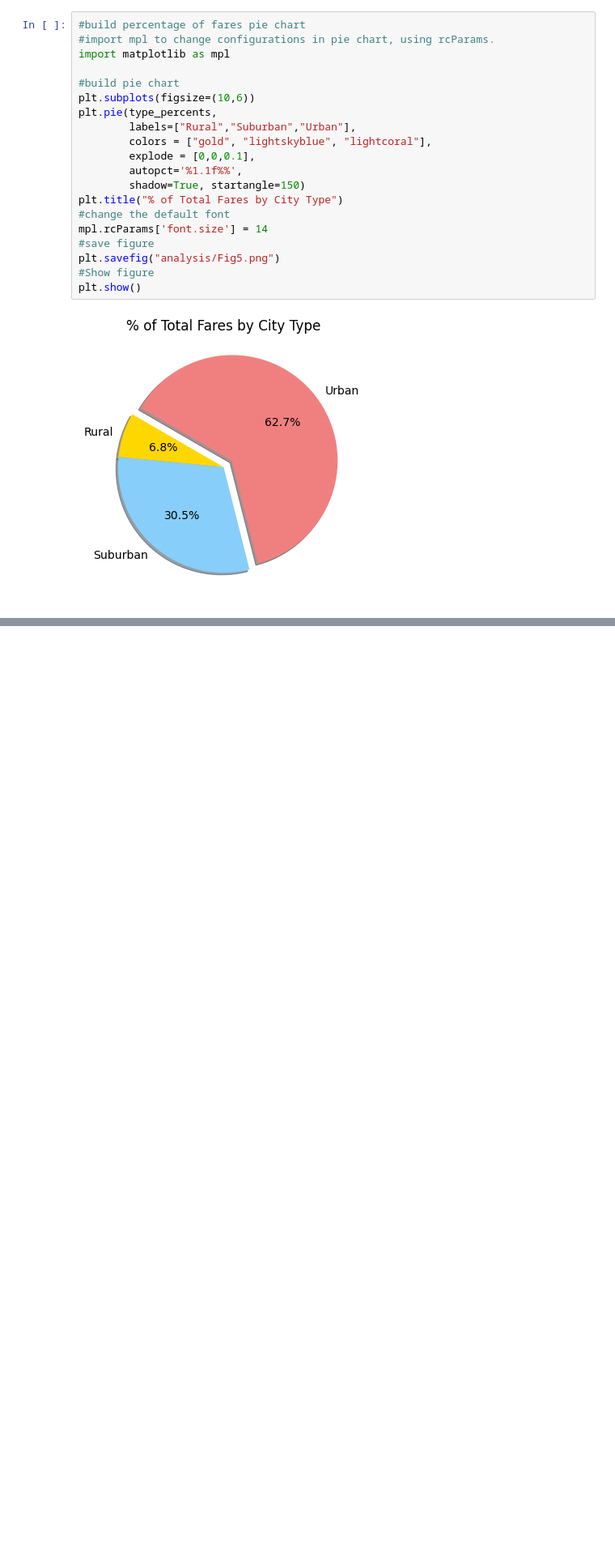
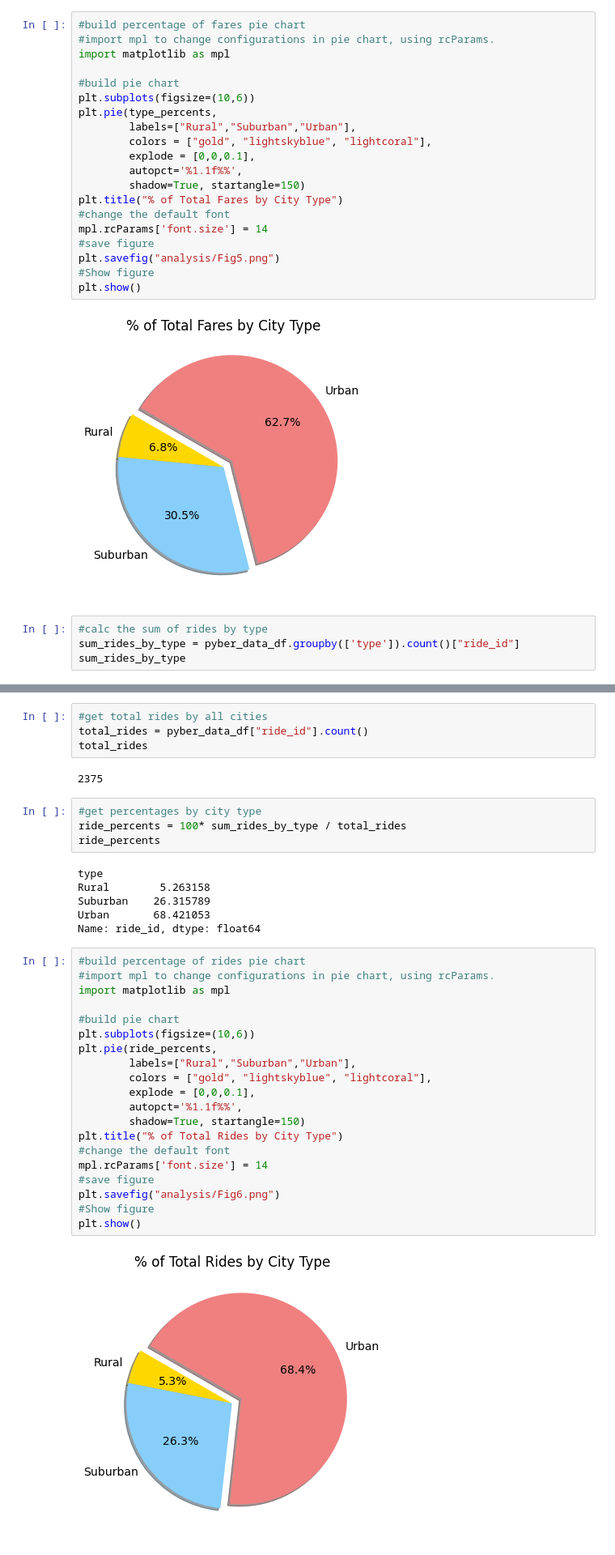
Before and after one commit to jerrimor/PyBer_Analysis, a Jupyter notebook: PyBer.ipynb, the cells around one changed output, grey strips where cells are left out. Shown at 81% size. Saved outputs shown, nothing was run; the diff lists cells and outputs as text; blank space fills up the shorter version.

Commit message:
adding pie chart for ride percentages.

```diff
--- a/PyBer.ipynb
+++ b/PyBer.ipynb
@@ -875,3 +875,7 @@ plt.savefig("analysis/Fig5.png")
 plt.show()
 # %% [output]
 [figure]
+# %%
+#calc the sum of rides by type
+sum_rides_by_type = pyber_data_df.groupby(['type']).count()["ride_id"]
+sum_rides_by_type
@@ -877,0 +888,38 @@ plt.show()
+# %%
+#get total rides by all cities
+total_rides = pyber_data_df["ride_id"].count()
+total_rides
+# %% [output]
+2375
+# %%
+#get percentages by city type
+ride_percents = 100* sum_rides_by_type / total_rides
+ride_percents
+# %% [output]
+type
+Rural        5.263158
+Suburban    26.315789
+Urban       68.421053
+Name: ride_id, dtype: float64
+# %%
+#build percentage of rides pie chart
+#import mpl to change configurations in pie chart, using rcParams.
+import matplotlib as mpl
+
+#build pie chart
+plt.subplots(figsize=(10,6))
+plt.pie(ride_percents,
+        labels=["Rural","Suburban","Urban"],
+        colors = ["gold", "lightskyblue", "lightcoral"],
+        explode = [0,0,0.1],
+        autopct='%1.1f%%',
+        shadow=True, startangle=150)
+plt.title("% of Total Rides by City Type")
+#change the default font
+mpl.rcParams['font.size'] = 14
+#save figure
+plt.savefig("analysis/Fig6.png")
+#Show figure
+plt.show()
+# %% [output]
+[figure, added]
```
Also changed, not shown: parts of 1 cell of this notebook, 1 other file.
